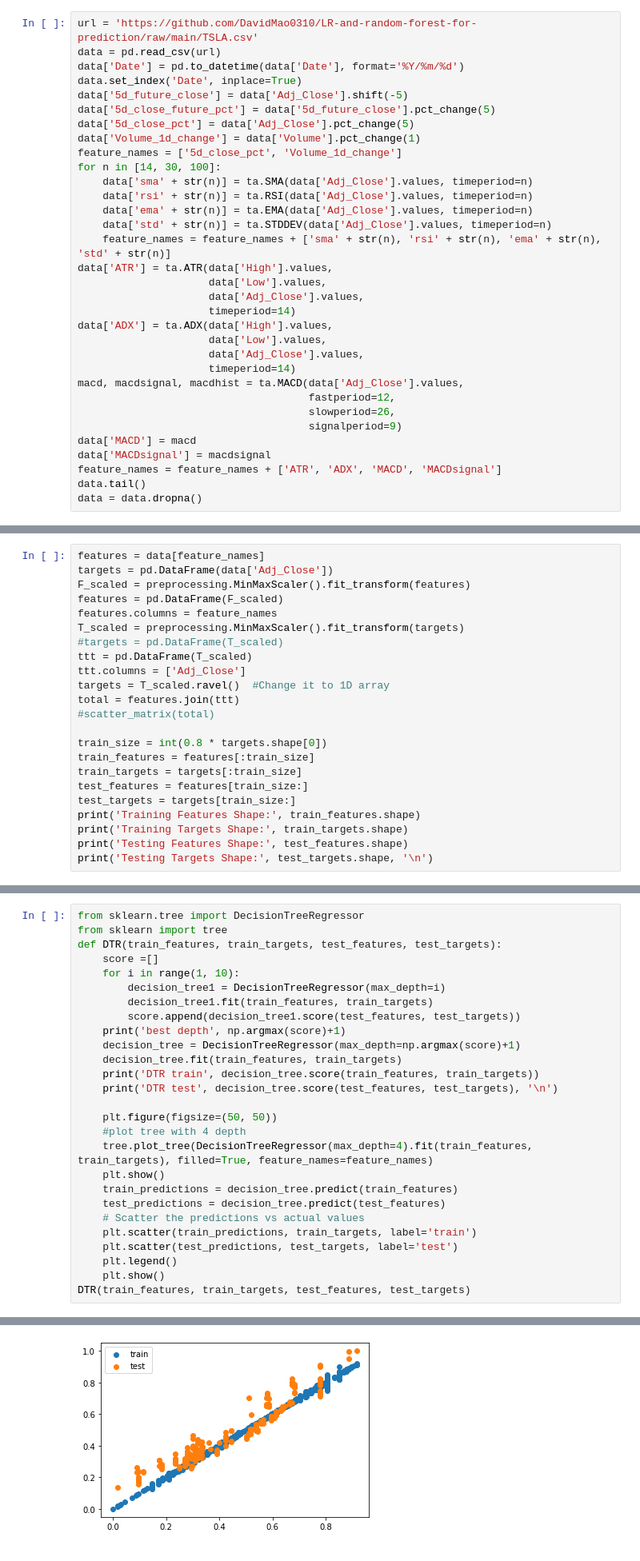
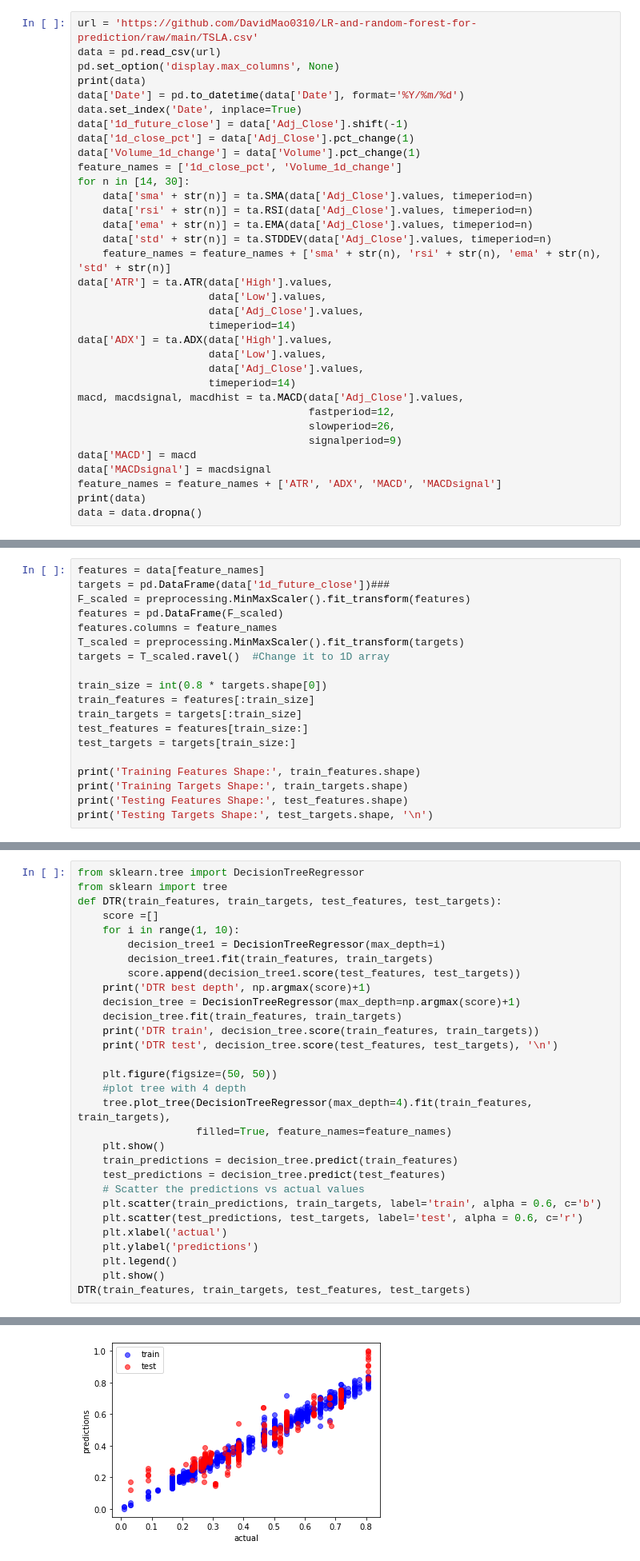
Before and after one commit to DavidMao0310/LR-and-random-forest-for-prediction, a Jupyter notebook: FYP_Midterm_Pre.ipynb, the cells around one changed output, grey strips where cells are left out. Shown at 80% size. Cells and saved outputs as stored; diff of their text form.

```diff
--- a/FYP_Midterm_Pre.ipynb
+++ b/FYP_Midterm_Pre.ipynb
@@ -15,14 +40,15 @@ from sklearn.tree import DecisionTreeRegressor
 # %%
 url = 'https://github.com/DavidMao0310/LR-and-random-forest-for-prediction/raw/main/TSLA.csv'
 data = pd.read_csv(url)
+pd.set_option('display.max_columns', None)
+print(data)
 data['Date'] = pd.to_datetime(data['Date'], format='%Y/%m/%d')
 data.set_index('Date', inplace=True)
-data['5d_future_close'] = data['Adj_Close'].shift(-5)
-data['5d_close_future_pct'] = data['5d_future_close'].pct_change(5)
-data['5d_close_pct'] = data['Adj_Close'].pct_change(5)
+data['1d_future_close'] = data['Adj_Close'].shift(-1)
+data['1d_close_pct'] = data['Adj_Close'].pct_change(1)
 data['Volume_1d_change'] = data['Volume'].pct_change(1)
-feature_names = ['5d_close_pct', 'Volume_1d_change']
-for n in [14, 30, 100]:
+feature_names = ['1d_close_pct', 'Volume_1d_change']
+for n in [14, 30]:
     data['sma' + str(n)] = ta.SMA(data['Adj_Close'].values, timeperiod=n)
     data['rsi' + str(n)] = ta.RSI(data['Adj_Close'].values, timeperiod=n)
     data['ema' + str(n)] = ta.EMA(data['Adj_Close'].values, timeperiod=n)
@@ -43,5 +69,5 @@ macd, macdsignal, macdhist = ta.MACD(data['Adj_Close'].values,
 data['MACD'] = macd
 data['MACDsignal'] = macdsignal
 feature_names = feature_names + ['ATR', 'ADX', 'MACD', 'MACDsignal']
-data.tail()
+print(data)
 data = data.dropna()
@@ -48,22 +92,18 @@ data = data.dropna()
 # %%
 features = data[feature_names]
-targets = pd.DataFrame(data['Adj_Close'])
+targets = pd.DataFrame(data['1d_future_close'])###
 F_scaled = preprocessing.MinMaxScaler().fit_transform(features)
 features = pd.DataFrame(F_scaled)
 features.columns = feature_names
 T_scaled = preprocessing.MinMaxScaler().fit_transform(targets)
-#targets = pd.DataFrame(T_scaled)
-ttt = pd.DataFrame(T_scaled)
-ttt.columns = ['Adj_Close']
 targets = T_scaled.ravel()  #Change it to 1D array
-total = features.join(ttt)
-#scatter_matrix(total)
 
 train_size = int(0.8 * targets.shape[0])
 train_features = features[:train_size]
 train_targets = targets[:train_size]
 test_features = features[train_size:]
 test_targets = targets[train_size:]
+
 print('Training Features Shape:', train_features.shape)
 print('Training Targets Shape:', train_targets.shape)
 print('Testing Features Shape:', test_features.shape)
@@ -112,7 +151,7 @@ def DTR(train_features, train_targets, test_features, test_targets):
         decision_tree1 = DecisionTreeRegressor(max_depth=i)
         decision_tree1.fit(train_features, train_targets)
         score.append(decision_tree1.score(test_features, test_targets))
-    print('best depth', np.argmax(score)+1)
+    print('DTR best depth', np.argmax(score)+1)
     decision_tree = DecisionTreeRegressor(max_depth=np.argmax(score)+1)
     decision_tree.fit(train_features, train_targets)
     print('DTR train', decision_tree.score(train_features, train_targets))
@@ -120,13 +159,16 @@ def DTR(train_features, train_targets, test_features, test_targets):
 
     plt.figure(figsize=(50, 50))
     #plot tree with 4 depth
-    tree.plot_tree(DecisionTreeRegressor(max_depth=4).fit(train_features, train_targets), filled=True, feature_names=feature_names)
+    tree.plot_tree(DecisionTreeRegressor(max_depth=4).fit(train_features, train_targets),
+                   filled=True, feature_names=feature_names)
     plt.show()
     train_predictions = decision_tree.predict(train_features)
     test_predictions = decision_tree.predict(test_features)
     # Scatter the predictions vs actual values
-    plt.scatter(train_predictions, train_targets, label='train')
-    plt.scatter(test_predictions, test_targets, label='test')
+    plt.scatter(train_predictions, train_targets, label='train', alpha = 0.6, c='b')
+    plt.scatter(test_predictions, test_targets, label='test', alpha = 0.6, c='r')
+    plt.xlabel('actual')
+    plt.ylabel('predictions')
     plt.legend()
     plt.show()
 DTR(train_features, train_targets, test_features, test_targets)
@@ -137,5 +179,5 @@ DTR test 0.8554686449204825
 [figure]
-[figure, old version]
+[figure, new version]
 # %%
 from sklearn.ensemble import RandomForestRegressor
 def RF(train_features, train_targets, test_features, test_targets):
```
Also changed, not shown: parts of 7 cells of this notebook.
